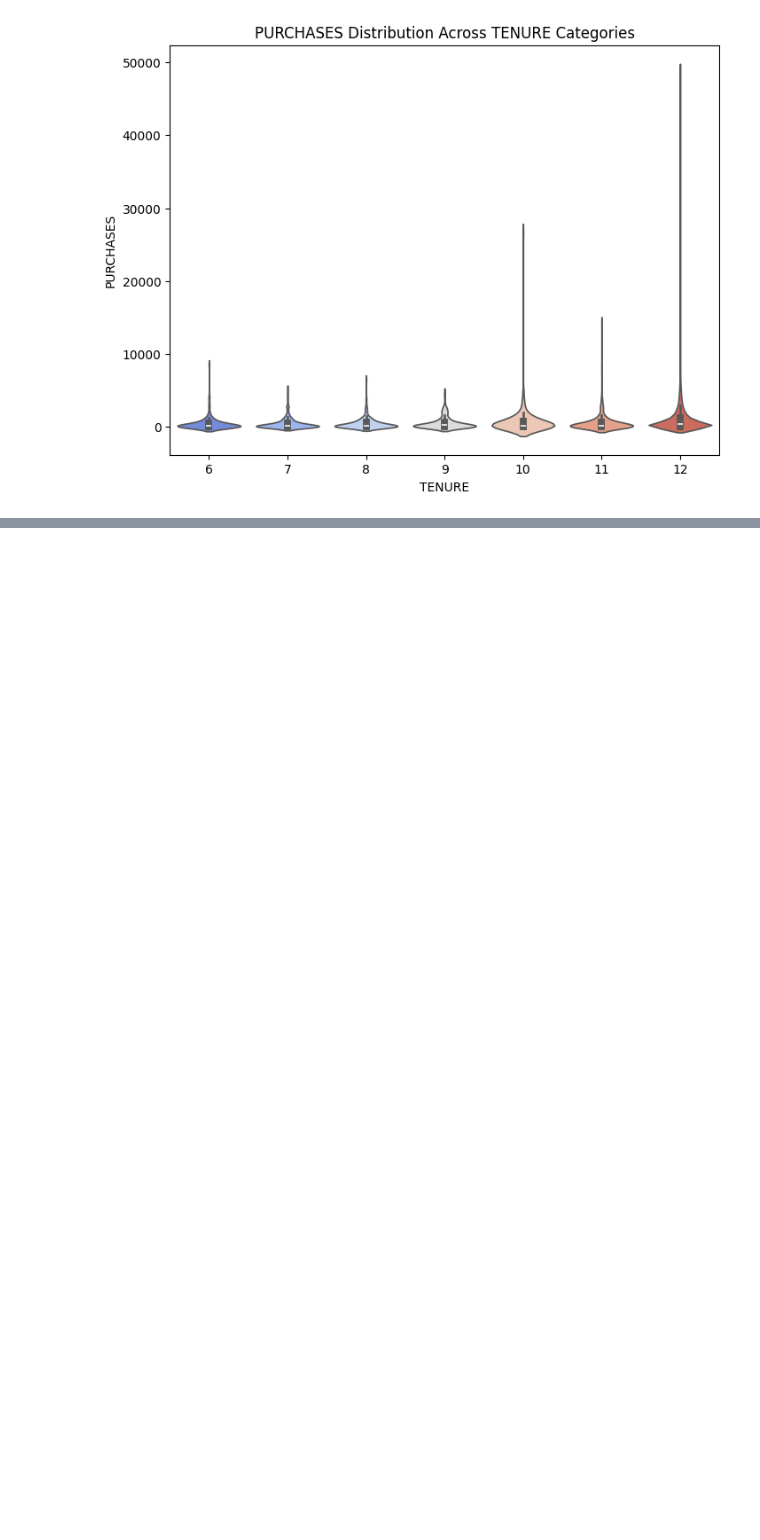
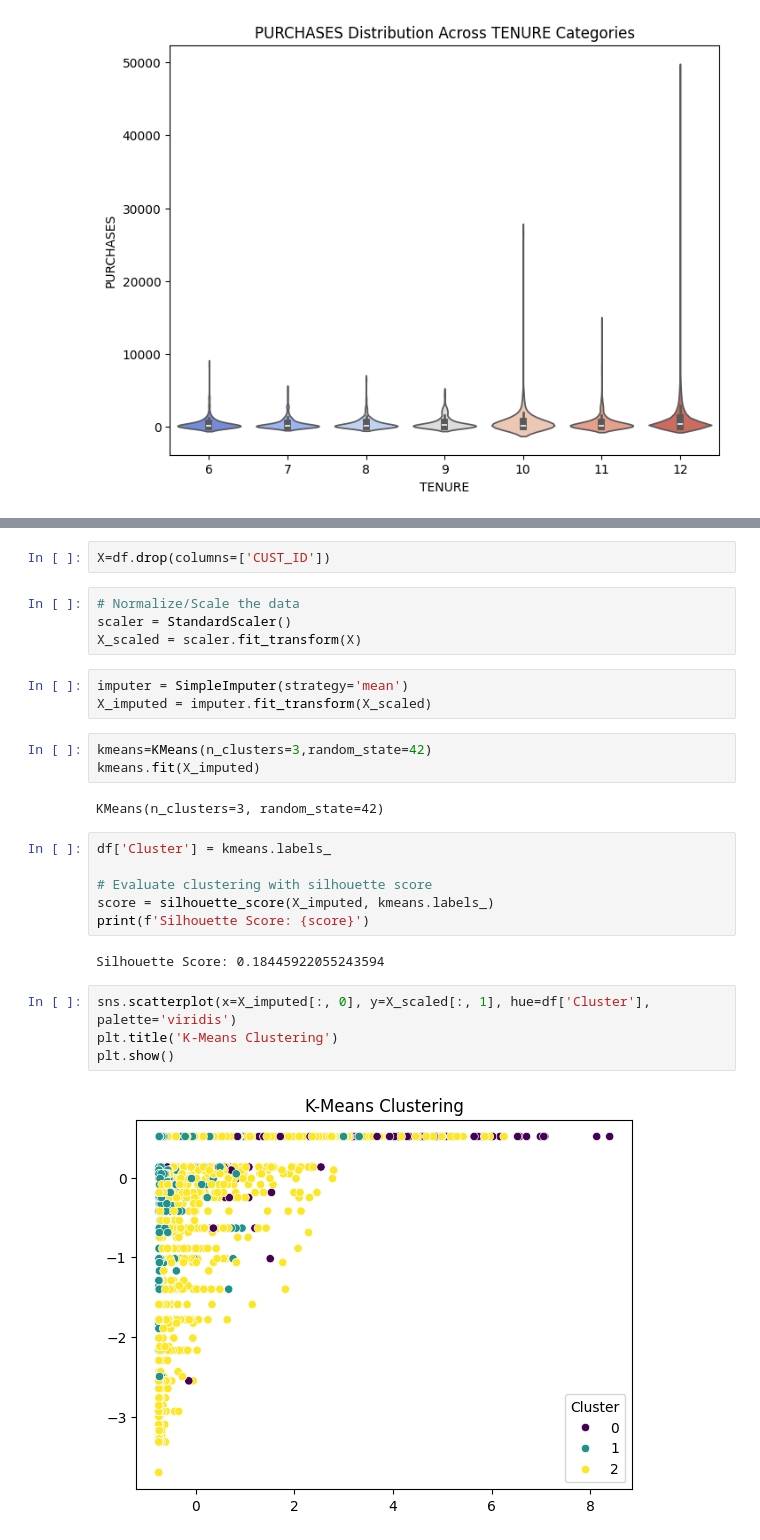
Before and after one commit to Saravanan-20G/Machine-Learning, a Jupyter notebook: Clustering Analysis/Customer-Data-clustering.ipynb, the cells around one changed output, grey strips where cells are left out. Saved outputs shown, nothing was run; the diff lists cells and outputs as text; blank space fills up the shorter version.

```diff
--- a/Clustering Analysis/Customer-Data-clustering.ipynb
+++ b/Clustering Analysis/Customer-Data-clustering.ipynb
@@ -165,0 +173,28 @@ plt.show()
+# %%
+X=df.drop(columns=['CUST_ID'])
+# %%
+# Normalize/Scale the data
+scaler = StandardScaler()
+X_scaled = scaler.fit_transform(X)
+# %%
+imputer = SimpleImputer(strategy='mean')
+X_imputed = imputer.fit_transform(X_scaled)
+# %%
+kmeans=KMeans(n_clusters=3,random_state=42)
+kmeans.fit(X_imputed)
+# %% [output]
+KMeans(n_clusters=3, random_state=42)
+# %%
+df['Cluster'] = kmeans.labels_
+
+# Evaluate clustering with silhouette score
+score = silhouette_score(X_imputed, kmeans.labels_)
+print(f'Silhouette Score: {score}')
+# %% [output]
+Silhouette Score: 0.18445922055243594
+# %%
+sns.scatterplot(x=X_imputed[:, 0], y=X_scaled[:, 1], hue=df['Cluster'], palette='viridis')
+plt.title('K-Means Clustering')
+plt.show()
+# %% [output]
+[figure, added]
```
Also changed, not shown: parts of 4 cells of this notebook.
